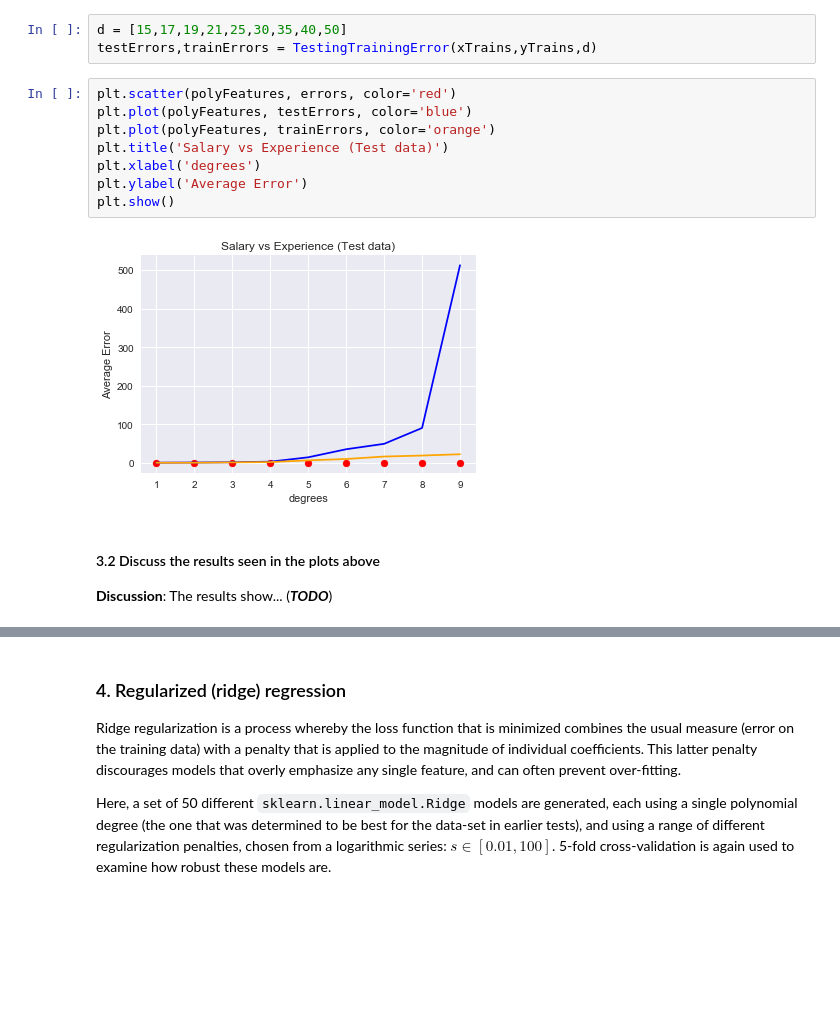
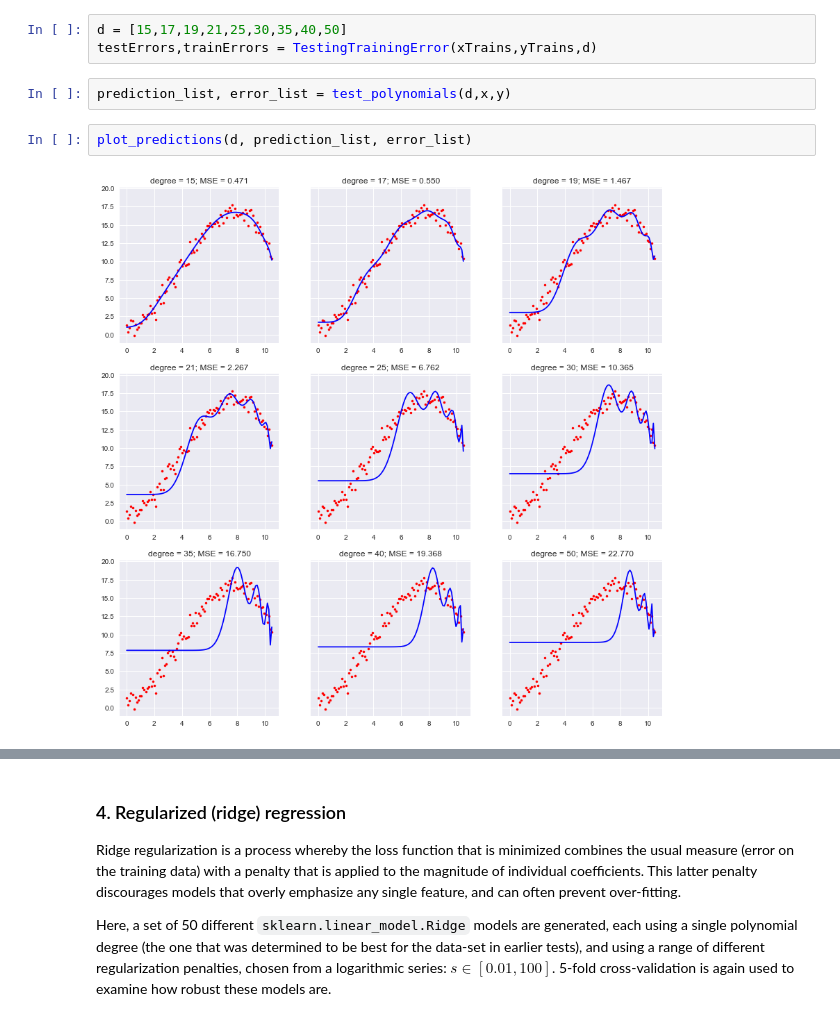
Before and after one commit to drakezhu/comp135_MachineLearning, a Jupyter notebook: hw02/src_and_data/hw02.ipynb, the cells around one changed output, grey strips where cells are left out. Saved outputs shown, nothing was run; the diff lists cells and outputs as text; blank space fills up the shorter version.

```diff
--- a/hw02/src_and_data/hw02.ipynb
+++ b/hw02/src_and_data/hw02.ipynb
@@ -291,17 +290,9 @@ Results are generated and plotted (as for part 1), for the higher polynomial deg
 # %%
 d = [15,17,19,21,25,30,35,40,50]
 testErrors,trainErrors = TestingTrainingError(xTrains,yTrains,d)
-# %%
-plt.scatter(polyFeatures, errors, color='red')
-plt.plot(polyFeatures, testErrors, color='blue')
-plt.plot(polyFeatures, trainErrors, color='orange')
-plt.title('Salary vs Experience (Test data)')
-plt.xlabel('degrees')
-plt.ylabel('Average Error')
-plt.show()
-# %% [output]
-[figure, removed]
-# %% [markdown]
-#### 3.2 Discuss the results seen in the plots above
-
-**Discussion**: The results show... (***TODO***)
+# %%
+prediction_list, error_list = test_polynomials(d,x,y)
+# %%
+plot_predictions(d, prediction_list, error_list)
+# %% [output]
+[figure, added]
```
Also changed, not shown: parts of 16 cells of this notebook, 30 other files.
